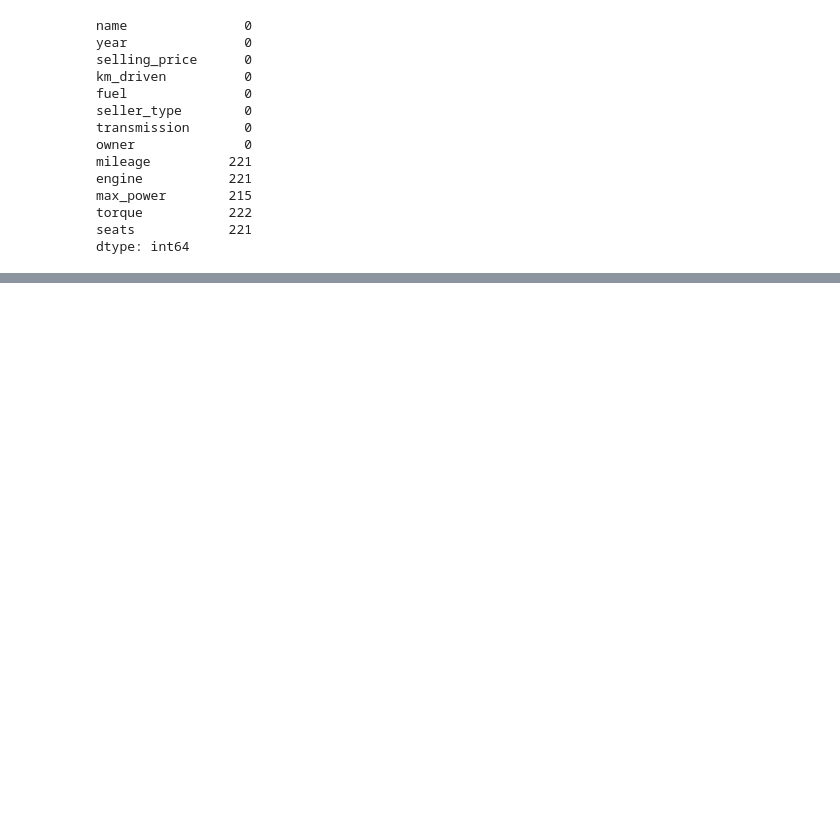
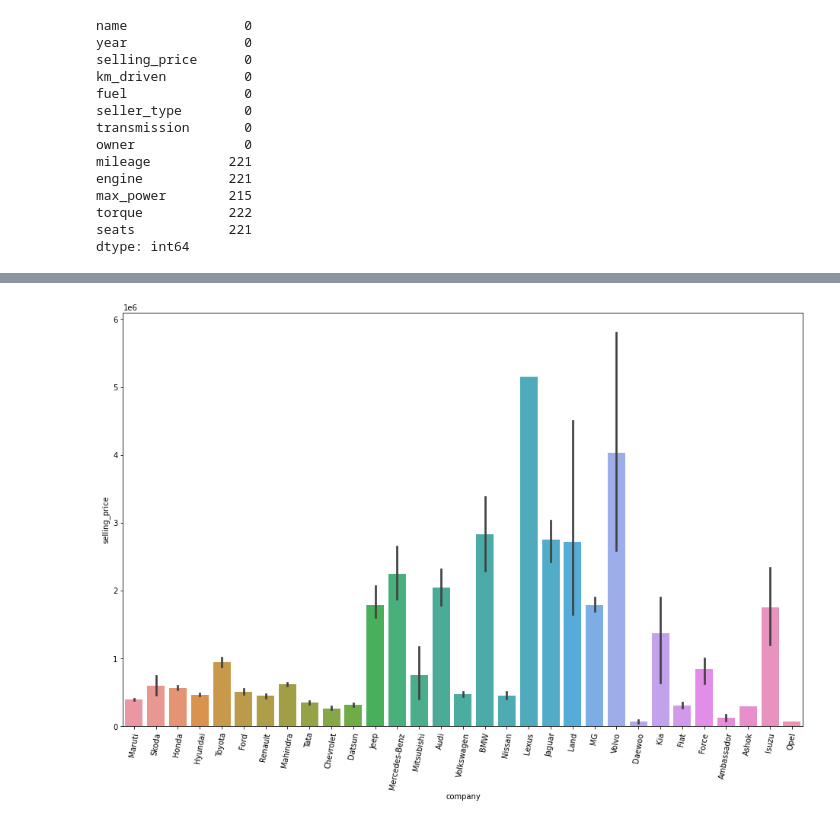
Before and after one commit to Sialsanwal/Data-Science, a Jupyter notebook: Machine learning Model/Regression Model/Project 1/Car Price Pre-Processing.ipynb, the cells around one changed output, grey strips where cells are left out. Drawn from its saved outputs; the diff is of its cells as text; code cells hidden in the pictures; blank space fills up the shorter version.

```diff
--- a/Machine learning Model/Regression Model/Project 1/Car Price Pre-Processing.ipynb
+++ b/Machine learning Model/Regression Model/Project 1/Car Price Pre-Processing.ipynb
@@ -42,0 +70,7 @@ dtype: int64
+# %%
+# droping duplicates
+df=df.dropna()
+df=df.drop_duplicates()
+# removing unneccesary columns
+df = df[df["owner"] != "Test Drive Car"]
+df.reset_index(drop=True, inplace=True)
@@ -42,0 +163,17 @@ dtype: int64
+# %%
+# Getting Company Name from Name of the Car
+name = df["name"]
+names = []
+
+for i in range(len(name)):
+    c = str(name[i]).split(" ")[0]
+    names.append(c)
+
+df["company"] = pd.DataFrame(names)
+
+plt.figure(figsize = (16,10))
+plot = sns.barplot(y='selling_price', x='company', data=df)
+plt.setp(plot.get_xticklabels(), rotation=80)
+plt.show()
+# %% [output]
+[figure, added]
```
Also changed, not shown: parts of 9 cells of this notebook.
